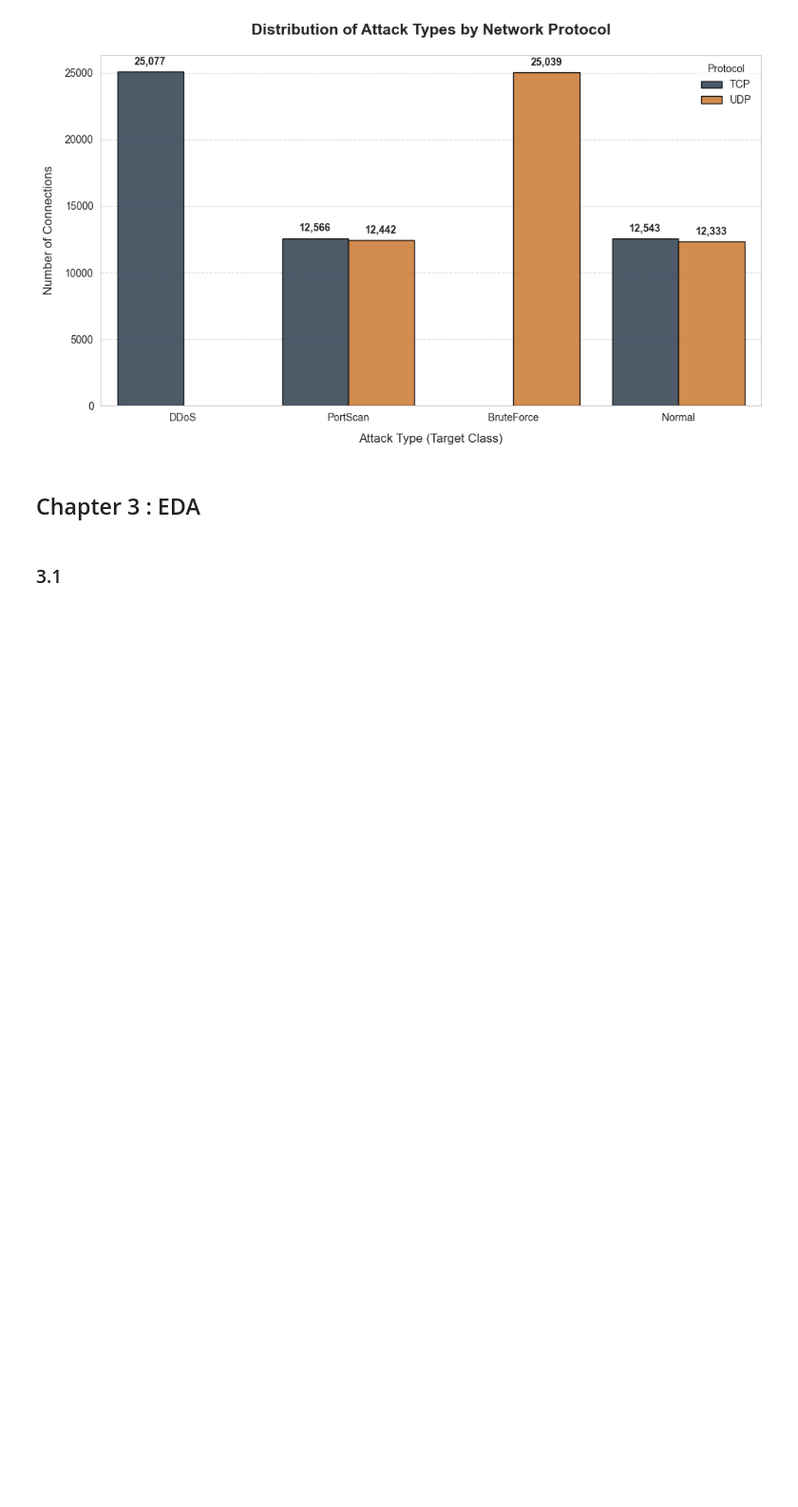
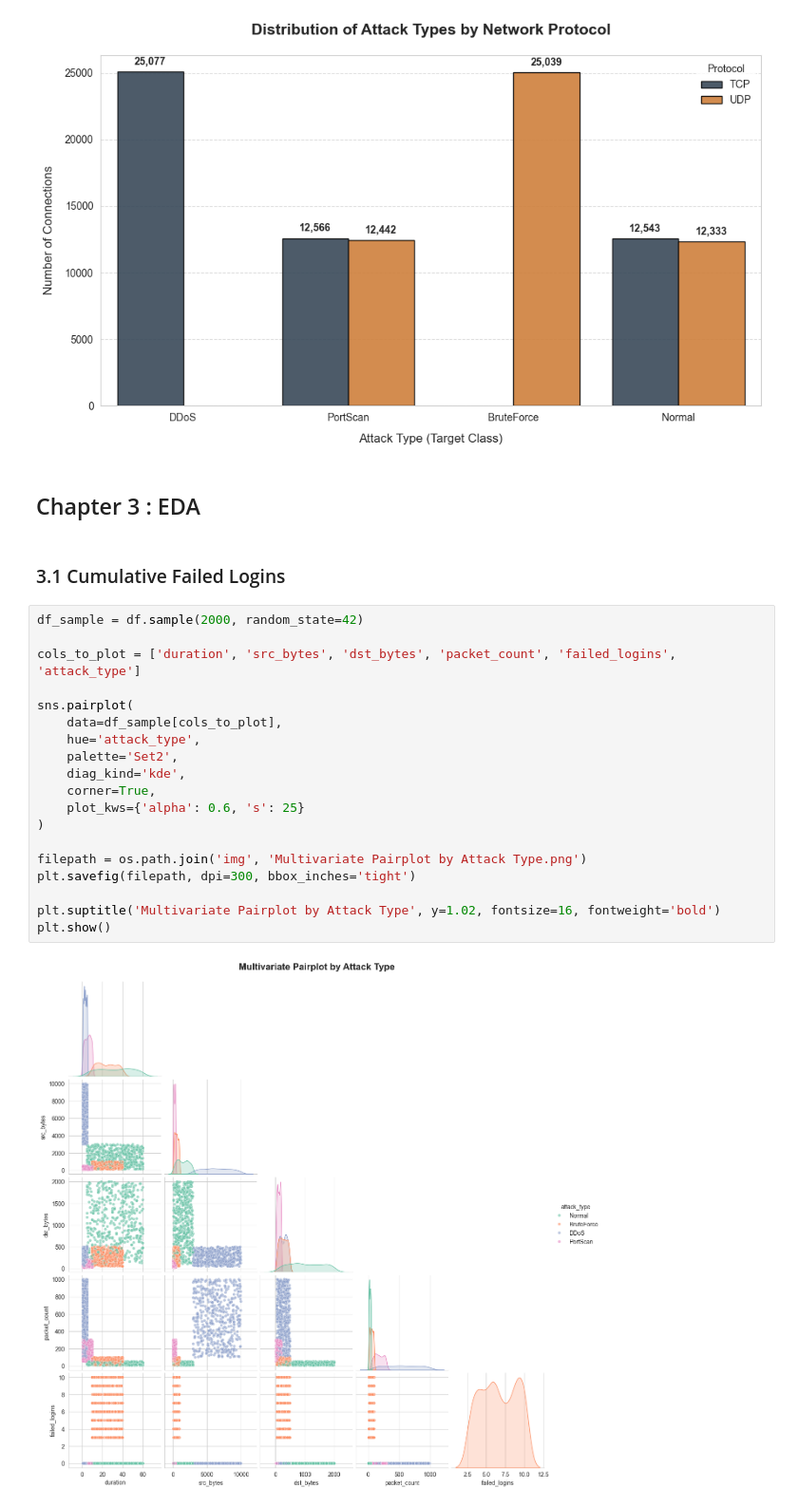
Before and after one commit to fathirrizkifadillah/Cyber-Security-Attack, a Jupyter notebook: main.ipynb, the cells around one changed output. Shown at 95% size. Saved outputs shown, nothing was run; the diff lists cells and outputs as text; blank space fills up the shorter version.

Commit message:
Multivariate Pairplot by Attack Type

```diff
--- a/main.ipynb
+++ b/main.ipynb
@@ -522,4 +527,25 @@ plt.show()
 # %% [markdown]
 ## Chapter 3 : EDA
 # %% [markdown]
-### 3.1
+### 3.1 Cumulative Failed Logins
+# %%
+df_sample = df.sample(2000, random_state=42)
+
+cols_to_plot = ['duration', 'src_bytes', 'dst_bytes', 'packet_count', 'failed_logins', 'attack_type']
+
+sns.pairplot(
+    data=df_sample[cols_to_plot],
+    hue='attack_type',
+    palette='Set2',
+    diag_kind='kde',
+    corner=True,
+    plot_kws={'alpha': 0.6, 's': 25}
+)
+
+filepath = os.path.join('img', 'Multivariate Pairplot by Attack Type.png')
+plt.savefig(filepath, dpi=300, bbox_inches='tight')
+
+plt.suptitle('Multivariate Pairplot by Attack Type', y=1.02, fontsize=16, fontweight='bold')
+plt.show()
+# %% [output]
+[figure, added]
```
Also changed, not shown: parts of 1 cell of this notebook, 1 other file.
